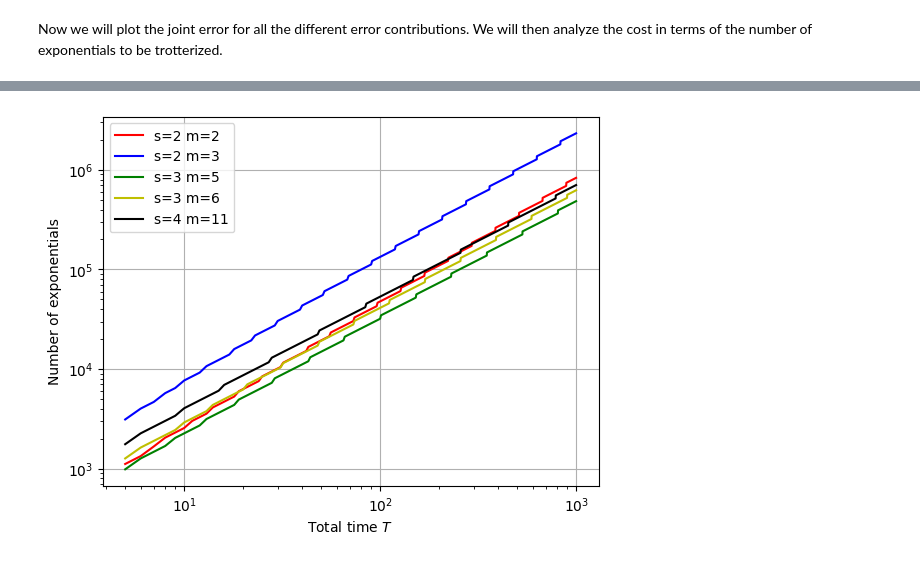
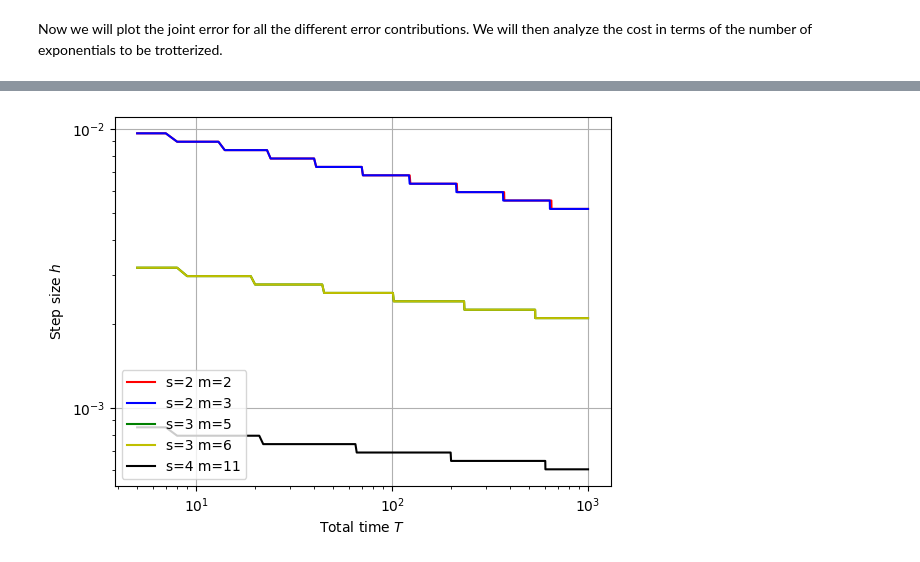
Before and after one commit to XanaduAI/CFQMagnus, a Jupyter notebook: largest_error_bounds.ipynb, the cells around one changed output, grey strips where cells are left out. Saved outputs shown, nothing was run; the diff lists cells and outputs as text; code cells hidden in the pictures.

```diff
--- a/largest_error_bounds.ipynb
+++ b/largest_error_bounds.ipynb
@@ -809,13 +872,14 @@ def error_sum(h, s, m, cs_y, maxc = 1, maxp = 25, tight = False):
 
     return error
 # %%
-hs = [1/2**(i/10) for i in range(1,100)]
+hs = [1/2**(i/10+3) for i in range(1,100)]
 maxp = 15 #todo: change this parameter perhaps
+n = 25
 step_error = {}
-for (s, m, color) in zip([2,2,3,3,4], [2, 3, 5, 6, 11], ['r', 'b', 'g', 'y', 'k']):
+for (s, m, color) in zip([1, 2, 2, 3, 3, 4], [1, 2, 3, 5, 6, 11], ['purple', 'r', 'b', 'g', 'y', 'k']):
     step_error[(s,m)] = {}
     for h in hs:
-        step_error[(s,m)][h] = error_sum(h, s, m, cs_y, maxc = 1, maxp = maxp, tight = False)
+        step_error[(s,m)][h] = error_sum(h, s, m, cs_y, maxc = 1, maxp = maxp, use_max = True, n = n)
 
     plt.plot(step_error[(s,m)].keys(), step_error[(s,m)].values(), color = color, label = f's={s} m={m}')
 
@@ -857,10 +919,14 @@ plt.grid()
 # %%
-def minimize_cost(hs, s, m, total_time, total_error):
+def minimize_cost(hs, s, m, total_time, total_error, trotter_exponentials = True, split_operator = False, step_error = step_error):
 
     cost_exponentials = {}
     errors = {}
     for h in hs:
         cost_exponentials[h] = total_time*m/h
+        if trotter_exponentials:
+            cost_exponentials[h] *= 5**(s-1)
+        if split_operator and m == 3 and s== 2:
+            cost_exponentials[h] = 5**(s-1) * total_time/h # We can concatenate the first and last exponentials
         errors[h] = total_time*step_error[(s,m)][h]/h
 
     min_cost = np.inf
@@ -870,3 +936,26 @@ def minimize_cost(hs, s, m, total_time, total_error):
             min_cost = cost_exponentials[h]
 
     return min_cost_h, min_cost
+# %%
+total_error = 1e-3
+for (s, m, color) in zip([1,2,2,3,3,4], [1, 2, 3, 5, 6, 11], ['purple','r', 'b', 'g', 'y', 'k']):
+    min_costs = []
+    min_costs_h = []
+    for total_time in range(5, 1001):
+        min_cost_h, min_cost = minimize_cost(hs, s, m, total_time, total_error, trotter_exponentials = True, split_operator = True, step_error = step_error)
+        min_costs.append(min_cost)
+        min_costs_h.append(min_cost_h)
+    plt.plot(range(5, 1001), min_costs, color = color, label = f's={s} m={m}')
+
+plt.xlabel(r'Total time $T$')
+plt.ylabel('Number of exponentials')
+
+plt.yscale('log')
+plt.xscale('log')
+plt.grid()
+
+handles, labels = plt.gca().get_legend_handles_labels()
+by_label = dict(zip(labels, handles))
+plt.legend(by_label.values(), by_label.keys())
+
+plt.show()
@@ -873,25 +964,25 @@ def minimize_cost(hs, s, m, total_time, total_error):
 # %%
-total_error = 1e-7
+total_error = 1e-3
 for (s, m, color) in zip([2,2,3,3,4], [2, 3, 5, 6, 11], ['r', 'b', 'g', 'y', 'k']):
     min_costs = []
     min_costs_h = []
     for total_time in range(5, 1001):
         min_cost_h, min_cost = minimize_cost(hs, s, m, total_time, total_error)
         min_costs.append(min_cost)
         min_costs_h.append(min_cost_h)
-    plt.plot(range(5, 1001), min_costs, color = color, label = f's={s} m={m}')
+    plt.plot(range(5, 1001), min_costs_h, color = color, label = f's={s} m={m}')
 
 plt.xlabel(r'Total time $T$')
-plt.ylabel('Number of exponentials')
+plt.ylabel('Step size $h$')
 
 plt.yscale('log')
 plt.xscale('log')
 plt.grid()
 
 handles, labels = plt.gca().get_legend_handles_labels()
 by_label = dict(zip(labels, handles))
 plt.legend(by_label.values(), by_label.keys())
 
 plt.show()
 # %% [output]
-[figure, old version]
+[figure, new version]
```
Also changed, not shown: parts of 13 cells of this notebook.
